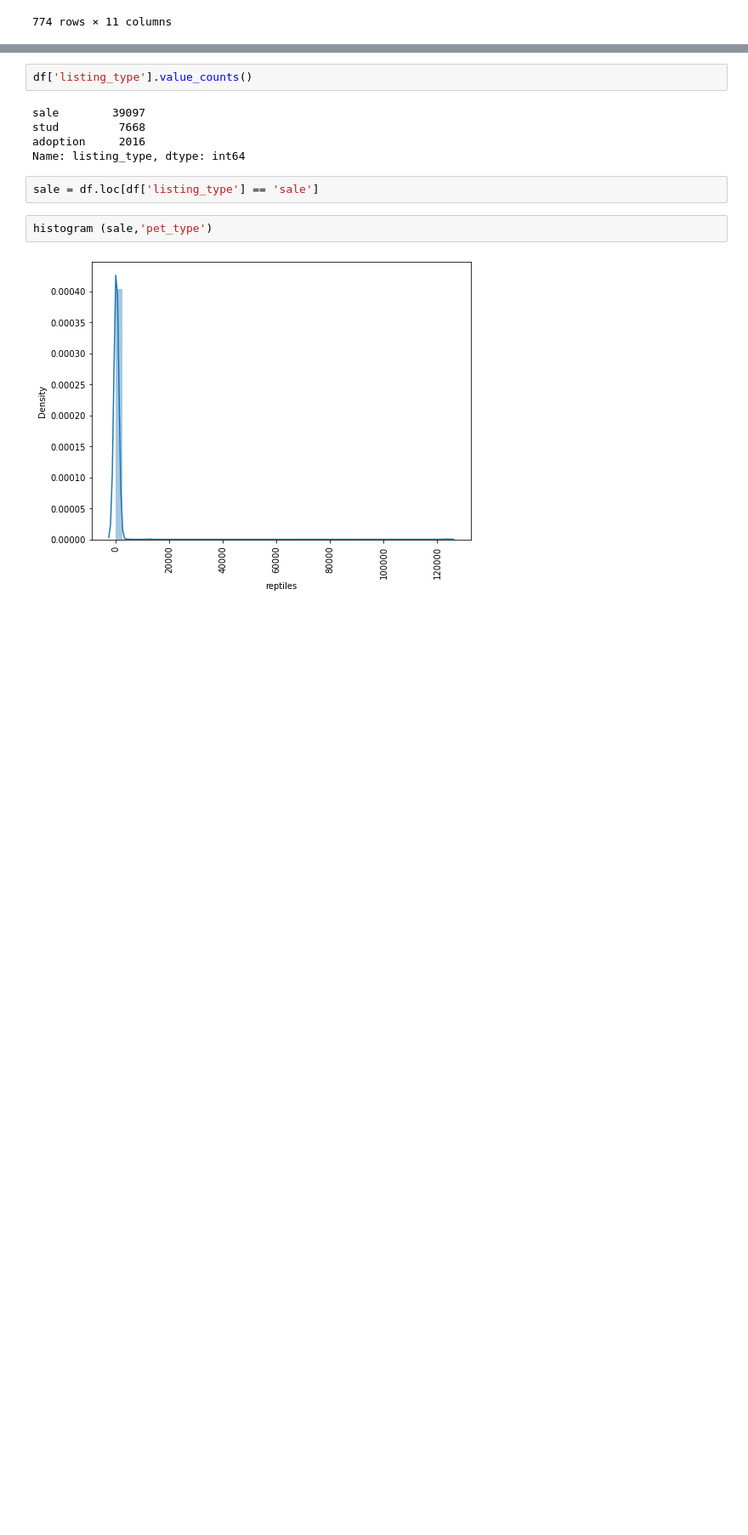
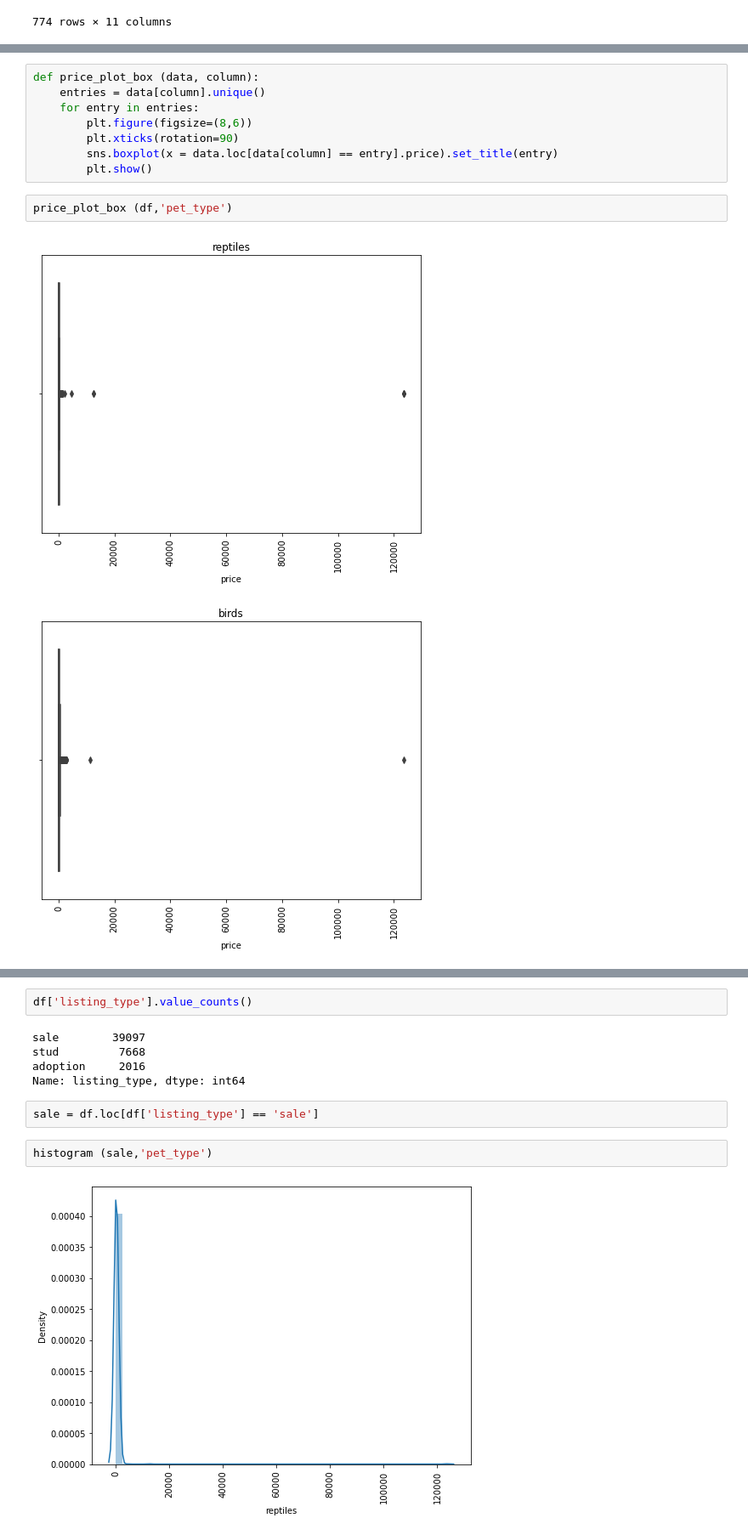
Before and after one commit to Chiuchiyin/Coding-fun, a Jupyter notebook: Pet Sale Price/EDA, data cleaning and modelling.ipynb, the cells around one changed output, grey strips where cells are left out. Shown: that part at 85% size. Saved outputs shown, nothing was run; the diff lists cells and outputs as text; blank space fills up the shorter version.

```diff
--- a/Pet Sale Price/EDA, data cleaning and modelling.ipynb
+++ b/Pet Sale Price/EDA, data cleaning and modelling.ipynb
@@ -254,0 +253,13 @@ From this alone, we can see that there's outliers need to be removed. But first,
+# %%
+def price_plot_box (data, column):
+    entries = data[column].unique()
+    for entry in entries:
+        plt.figure(figsize=(8,6))
+        plt.xticks(rotation=90)
+        sns.boxplot(x = data.loc[data[column] == entry].price).set_title(entry)
+        plt.show()
+# %%
+price_plot_box (df,'pet_type')
+# %% [output]
+[figure, added]
+[figure, added]
```
Also changed, not shown: parts of 44 cells of this notebook.
